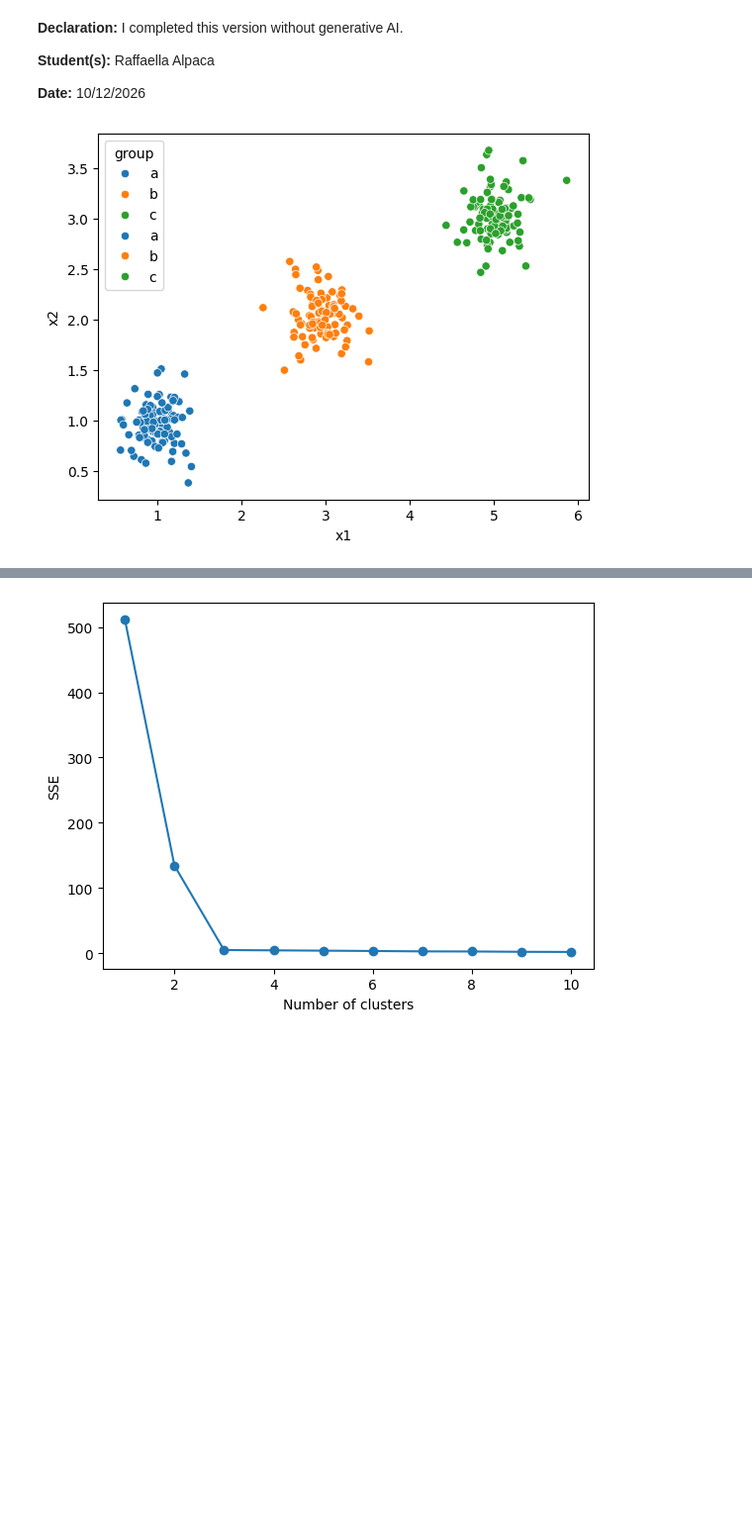
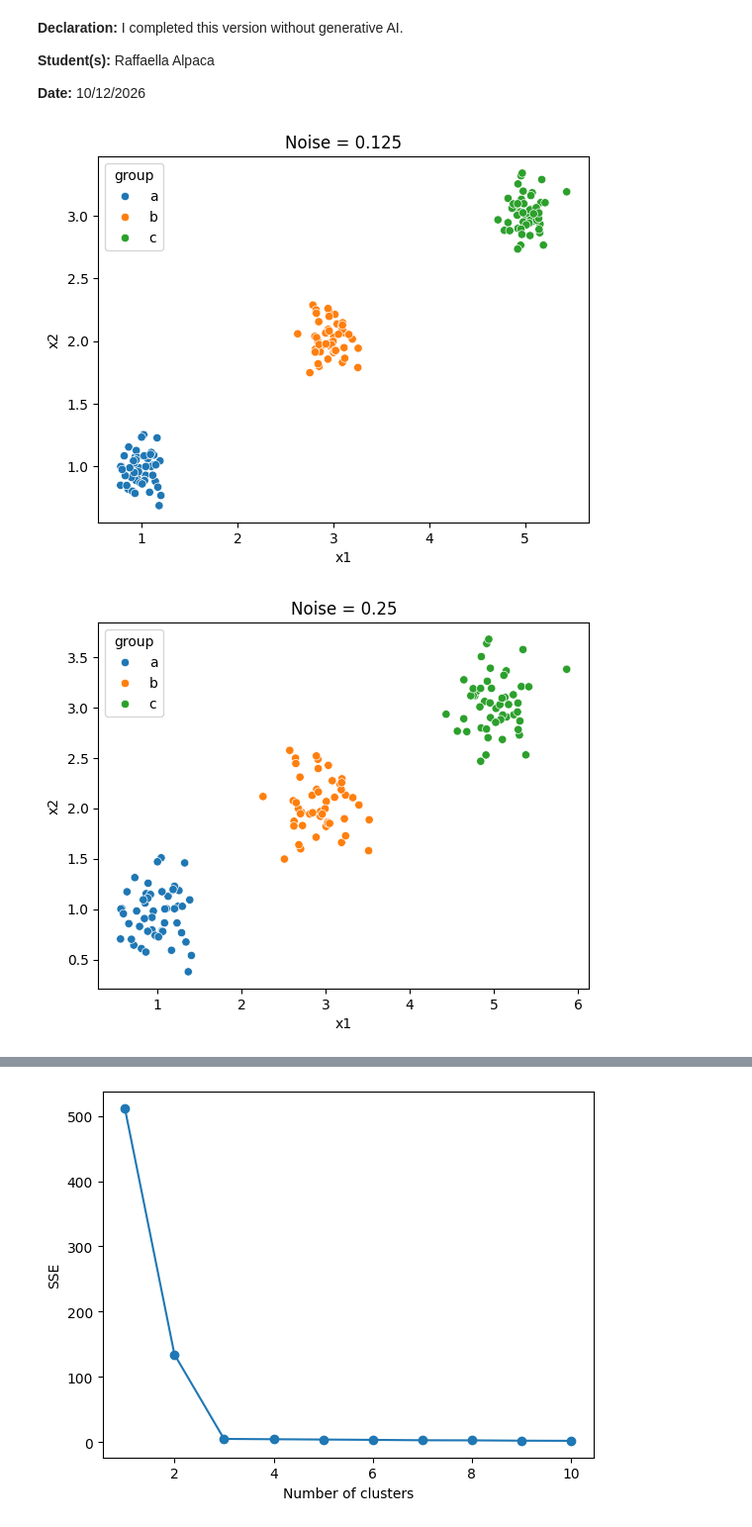
Before and after one commit to raffaellaalpaca-ai/A04-clustering, a Jupyter notebook: notebook.ipynb, the cells around one changed output, grey strips where cells are left out. Shown at 99% size. Drawn from its saved outputs; the diff is of its cells as text; code cells hidden in the pictures; blank space fills up the shorter version.

Commit message:
fixed plots for question 1

```diff
--- a/notebook.ipynb
+++ b/notebook.ipynb
@@ -79,8 +81,31 @@ df2_0 = createData(2.0)
 # %%
 #Make scatterplots of the  (X1,X2)  points by group for each of the datasets.
 import seaborn as sns
-x1= sns.scatterplot(data=df0_125, x='x1', y='x2', hue='group')
-x2= sns.scatterplot(data=df0_25, x='x1', y='x2', hue='group')
-#labels
+import matplotlib.pyplot as plt
+plt.figure()
+x1 = sns.scatterplot(data=df0_125, x='x1', y='x2', hue='group')
+plt.title('Noise = 0.125')
+plt.show()
+
+plt.figure()
+x2 = sns.scatterplot(data=df0_25, x='x1', y='x2', hue='group')
+plt.title('Noise = 0.25')
+plt.show()
+
+plt.figure()
+x3 = sns.scatterplot(data=df0_5, x='x1', y='x2', hue='group')
+plt.title('Noise = 0.5')
+plt.show()
+
+plt.figure()
+x4 = sns.scatterplot(data=df1_0, x='x1', y='x2', hue='group')
+plt.title('Noise = 1.0')
+plt.show()
+
+plt.figure()
+x5 = sns.scatterplot(data=df2_0, x='x1', y='x2', hue='group')
+plt.title('Noise = 2.0')
+plt.show()
 # %% [output]
-[figure, old version]
+[figure, new version]
+[figure, added]
```
Also changed, not shown: parts of 2 cells of this notebook.
